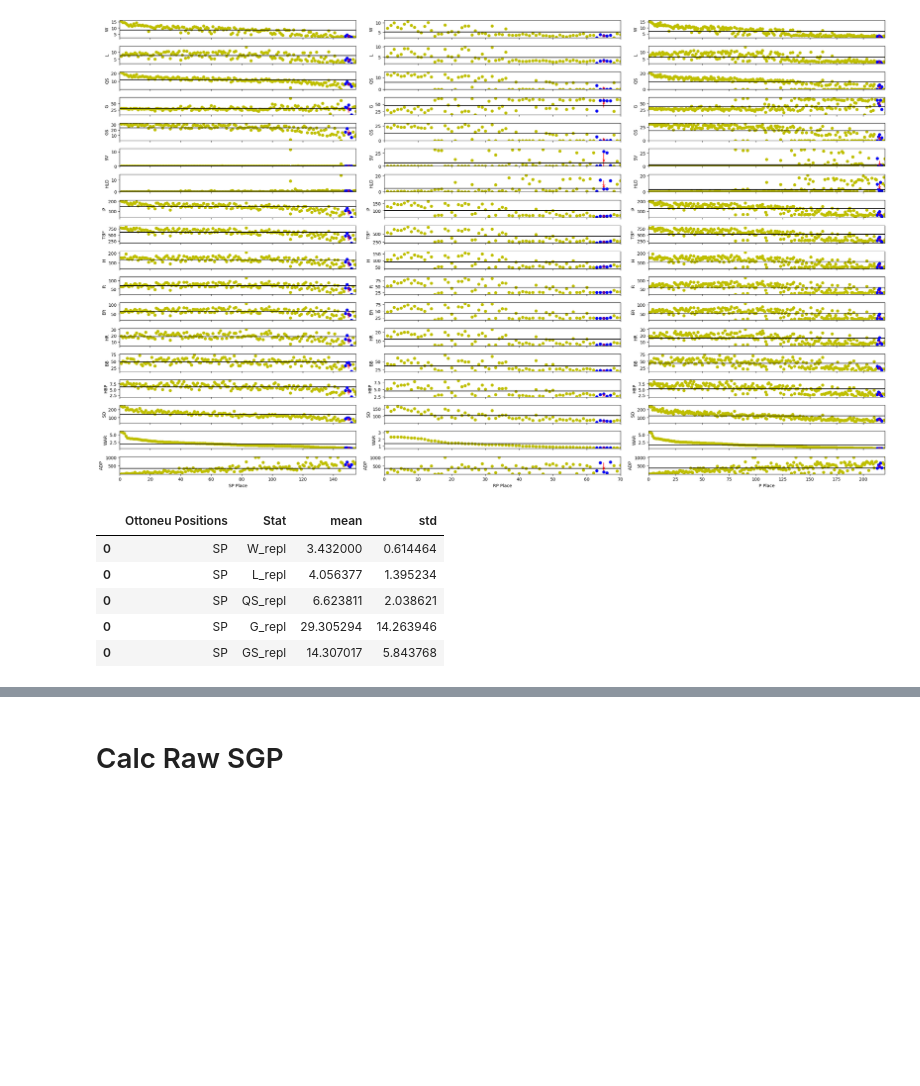
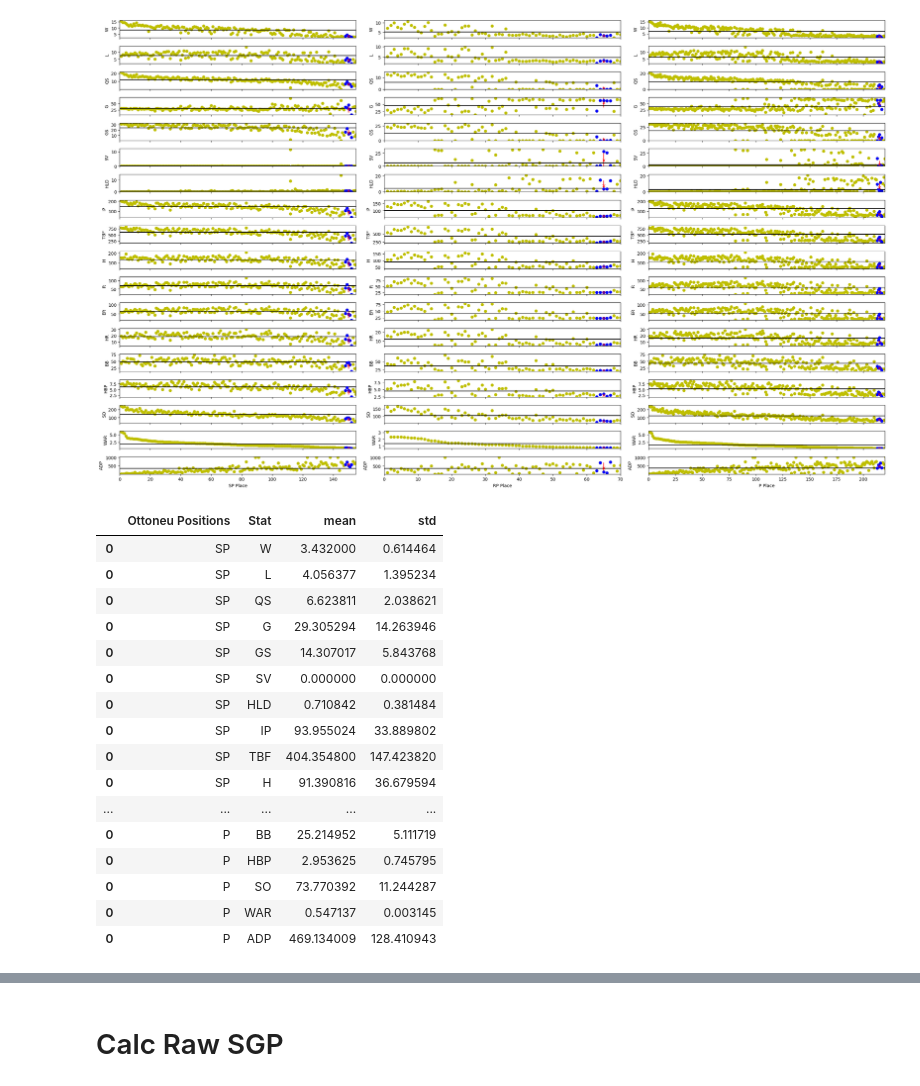
Before and after one commit to chmartin/Ottoneu_Baseball_Projects, a Jupyter notebook: Player_SGP/Imaginary_Hammers_SGP.ipynb, the cells around one changed output, grey strips where cells are left out. Drawn from its saved outputs; the diff is of its cells as text; code cells hidden in the pictures; blank space fills up the shorter version.

```diff
--- a/Player_SGP/Imaginary_Hammers_SGP.ipynb
+++ b/Player_SGP/Imaginary_Hammers_SGP.ipynb
@@ -206,7 +206,7 @@ for pos,repl_level_mid in Replacement_Level.items():
             Hitting_Replacement_Stats_df,
             pd.DataFrame([{
                 'Ottoneu Positions':pos,
-                'Stat':f'{col}_repl',
+                'Stat':f'{col}',
                 'mean':mean
             }])
         ])
@@ -219,7 +219,7 @@ for pos,repl_level_mid in Replacement_Level.items():
             Hitting_Average_Stats_df,
             pd.DataFrame([{
                 'Ottoneu Positions':pos,
-                'Stat':f'{col}_avg',
+                'Stat':f'{col}',
                 'mean':poly1d_fn(repl_level_mid/2)
             }])
         ])
@@ -312,7 +312,7 @@ for pos,repl_level_mid in Replacement_Level.items():
             Pitching_Replacement_Stats_df,
             pd.DataFrame([{
                 'Ottoneu Positions':pos,
-                'Stat':f'{col}_repl',
+                'Stat':f'{col}',
                 'mean':mean,
                 'std':std
             }])
@@ -326,7 +326,7 @@ for pos,repl_level_mid in Replacement_Level.items():
             Pitching_Average_Stats_df,
             pd.DataFrame([{
                 'Ottoneu Positions':pos,
-                'Stat':f'{col}_avg',
+                'Stat':f'{col}',
                 'mean':poly1d_fn(repl_level_mid/2)
             }])
         ])
@@ -350,11 +350,22 @@ RP
 P
 [figure]
 # %%
-Pitching_Replacement_Stats_df.head()
+Pitching_Replacement_Stats_df
 # %% [output]
 |  | Ottoneu Positions | Stat | mean | std |
-| 0 | SP | W_repl | 3.432000 | 0.614464 |
-| 0 | SP | L_repl | 4.056377 | 1.395234 |
-| 0 | SP | QS_repl | 6.623811 | 2.038621 |
-| 0 | SP | G_repl | 29.305294 | 14.263946 |
-| 0 | SP | GS_repl | 14.307017 | 5.843768 |
+| 0 | SP | W | 3.432000 | 0.614464 |
+| 0 | SP | L | 4.056377 | 1.395234 |
+| 0 | SP | QS | 6.623811 | 2.038621 |
+| 0 | SP | G | 29.305294 | 14.263946 |
+| 0 | SP | GS | 14.307017 | 5.843768 |
+| 0 | SP | SV | 0.000000 | 0.000000 |
+| 0 | SP | HLD | 0.710842 | 0.381484 |
+| 0 | SP | IP | 93.955024 | 33.889802 |
+| 0 | SP | TBF | 404.354800 | 147.423820 |
+| 0 | SP | H | 91.390816 | 36.679594 |
+| ... | ... | ... | ... | ... |
+| 0 | P | BB | 25.214952 | 5.111719 |
+| 0 | P | HBP | 2.953625 | 0.745795 |
+| 0 | P | SO | 73.770392 | 11.244287 |
+| 0 | P | WAR | 0.547137 | 0.003145 |
+| 0 | P | ADP | 469.134009 | 128.410943 |
```
Also changed, not shown: parts of 49 cells of this notebook, 5 other files.
